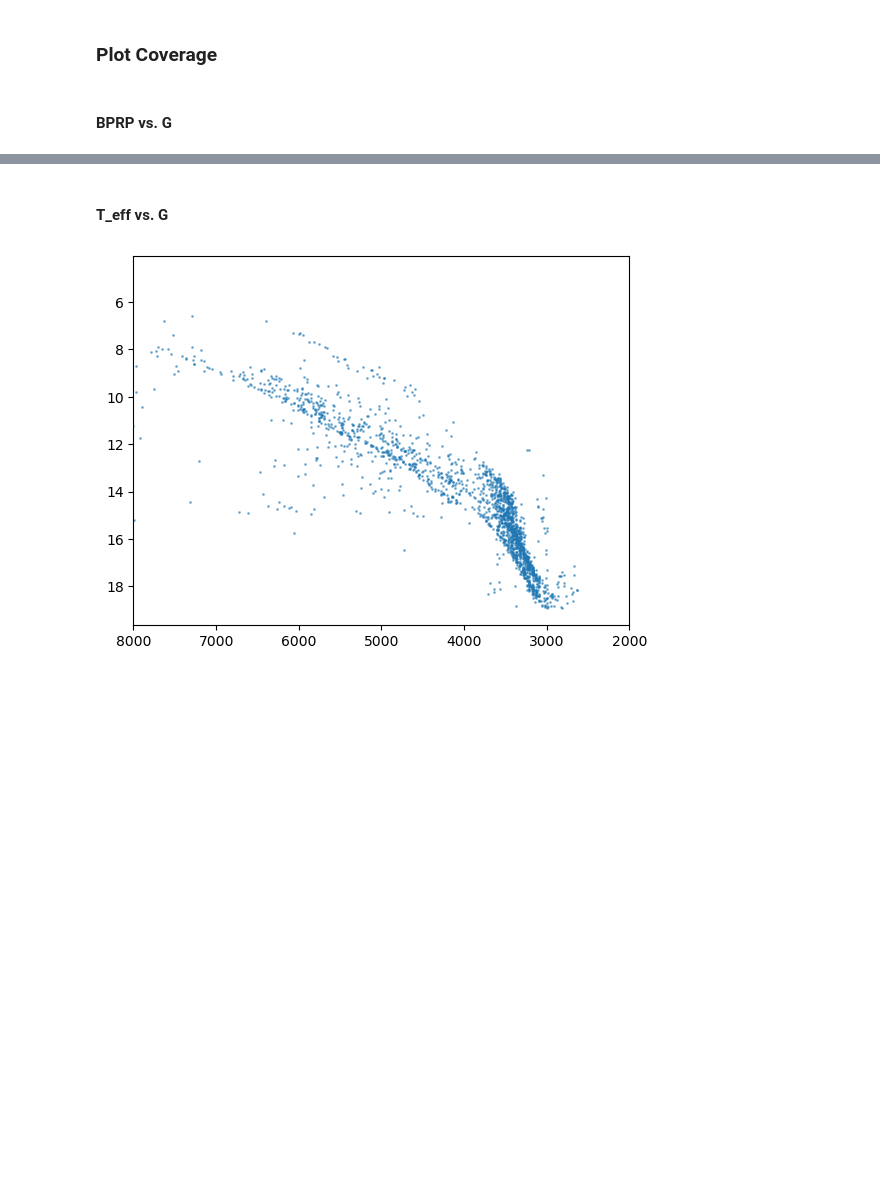
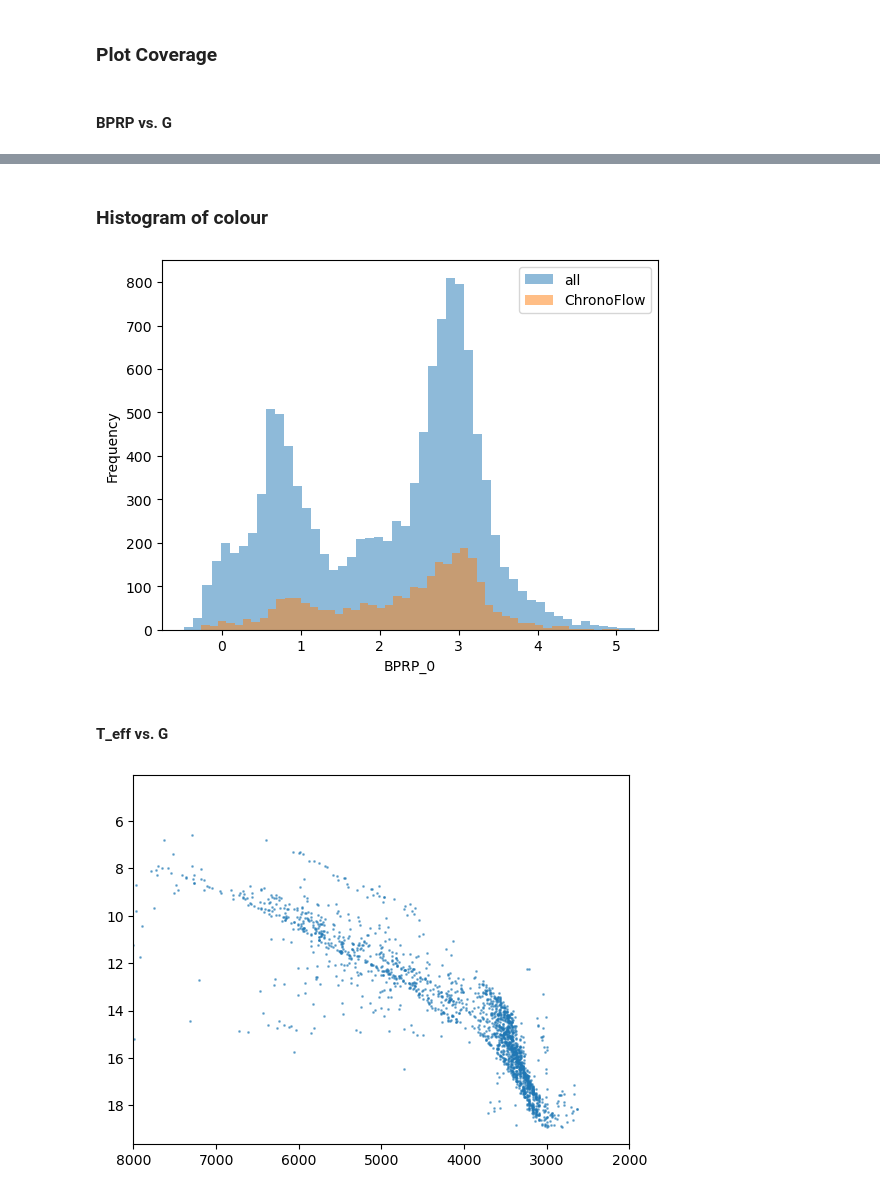
Before and after one commit to pvl19/lc-gen, a Jupyter notebook: notebooks/training_data_coverage.ipynb, the cells around one changed output, grey strips where cells are left out. Drawn from its saved outputs; the diff is of its cells as text; code cells hidden in the pictures; blank space fills up the shorter version.

```diff
--- a/notebooks/training_data_coverage.ipynb
+++ b/notebooks/training_data_coverage.ipynb
@@ -27,3 +37,14 @@ plt.show()
+# %% [markdown]
+### Histogram of colour
+# %%
+plt.hist(phot_all['BPRP0'], bins=50, alpha=0.5, label='all')
+plt.hist(phot_cf['BPRP_0'], bins=50, alpha=0.5, label='ChronoFlow')
+plt.xlabel('BPRP_0')
+plt.ylabel('Frequency')
+plt.legend()
+plt.show()
+# %% [output]
+[figure, added]
 # %% [markdown]
 #### T_eff vs. G
 # %%
```
Also changed, not shown: parts of 4 cells of this notebook, 22 other files.
